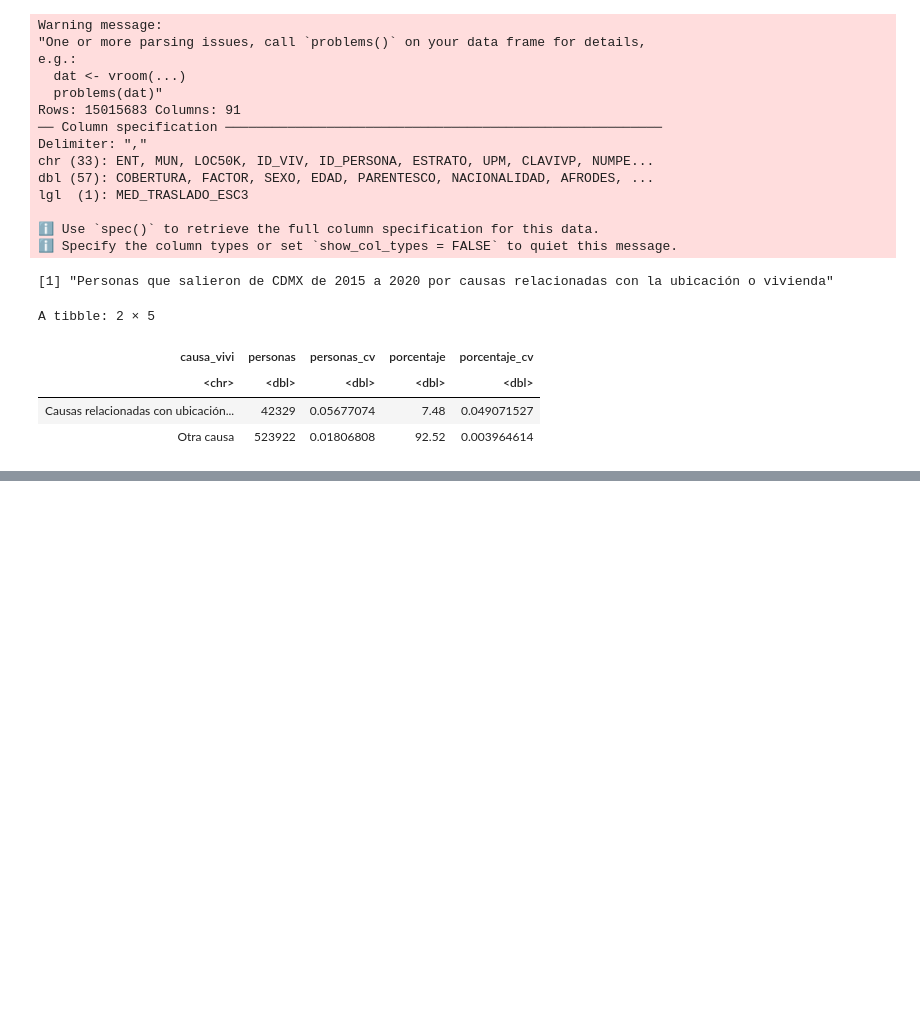
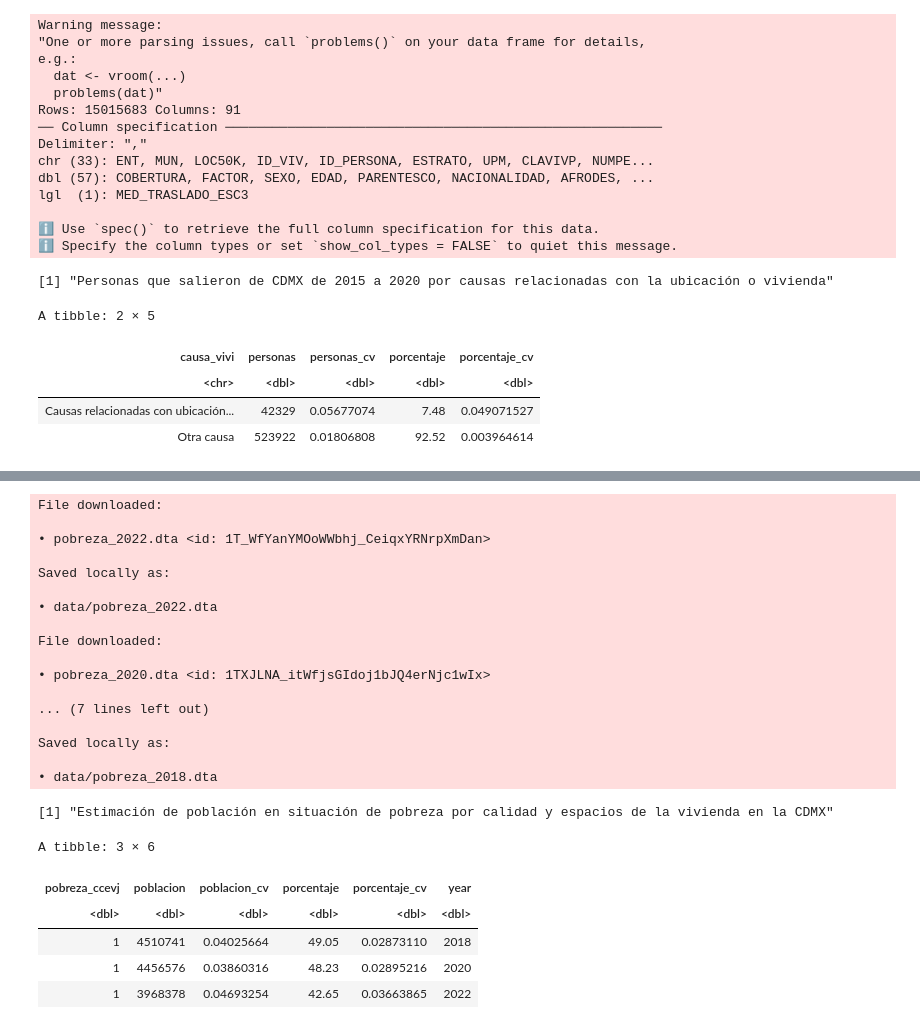
Before and after one commit to cpyp-ipdp/pgd_cdmx, a Jupyter notebook: indicadores/vivienda/indicadores_vivienda_pgd.ipynb, the cells around one changed output, grey strips where cells are left out. Saved outputs shown, nothing was run; the diff lists cells and outputs as text; code cells hidden in the pictures; blank space fills up the shorter version.

Commit message:
Se incorpora indicador de pobreza de vivienda de Evalúa

```diff
--- a/indicadores/vivienda/indicadores_vivienda_pgd.ipynb
+++ b/indicadores/vivienda/indicadores_vivienda_pgd.ipynb
@@ -451,0 +501,69 @@ A tibble: 2 × 5
+# %%
+estimacion_pobreza <- function(file_id, file_name) {
+  # Descarga de datos
+  local_path <- file.path("data", file_name)
+  drive_download(as_id(file_id), path = local_path, overwrite = TRUE)
+
+  # Leer datos
+  datos <- read_dta(local_path)
+
+  # Añadir año
+  year <- str_extract(file_name, "\\d{4}")
+
+
+  # Diseño muestral
+  mydesign <- datos %>%
+    as_survey_design(ids = upm,
+                     strata = est_dis,
+                     weights = factor)
+
+  # Estima pobreza
+  pobreza <- mydesign %>%
+    #Filtrar datos para CDMX
+  filter(entidad==9)%>%
+    #Filtar grupo de población en pobreza
+   group_by(pobreza_ccevj)%>%
+    summarise(
+      poblacion = survey_total(vartype = "cv"),
+      porcentaje = survey_prop(vartype = "cv")
+    ) %>%
+    mutate(porcentaje = round(porcentaje * 100, 2),
+           year = as.numeric(year))%>%
+            filter(pobreza_ccevj == 1)
+
+  return(pobreza)
+}
+# %%
+tabla_pobreza <- map_dfr(
+  seq_len(nrow(archivos)),
+  ~ estimacion_pobreza(archivos$id[.x], archivos$name[.x])
+)%>%
+  arrange(year)
+
+print("Estimación de población en situación de pobreza por calidad y espacios de la vivienda en la CDMX")
+tabla_pobreza
+# %% [output]
+File downloaded:
+
+• pobreza_2022.dta <id: 1T_WfYanYMOoWWbhj_CeiqxYRNrpXmDan>
+
+Saved locally as:
+
+• data/pobreza_2022.dta
+
+File downloaded:
+
+• pobreza_2020.dta <id: 1TXJLNA_itWfjsGIdoj1bJQ4erNjc1wIx>
+
+... (7 lines left out)
+
+Saved locally as:
+
+• data/pobreza_2018.dta
+[1] "Estimación de población en situación de pobreza por calidad y espacios de la vivienda en la CDMX"
+A tibble: 3 × 6
+| pobreza_ccevj | poblacion | poblacion_cv | porcentaje | porcentaje_cv | year |
+| <dbl> | <dbl> | <dbl> | <dbl> | <dbl> | <dbl> |
+| 1 | 4510741 | 0.04025664 | 49.05 | 0.02873110 | 2018 |
+| 1 | 4456576 | 0.03860316 | 48.23 | 0.02895216 | 2020 |
+| 1 | 3968378 | 0.04693254 | 42.65 | 0.03663865 | 2022 |
```
Also changed, not shown: parts of 6 cells of this notebook.
